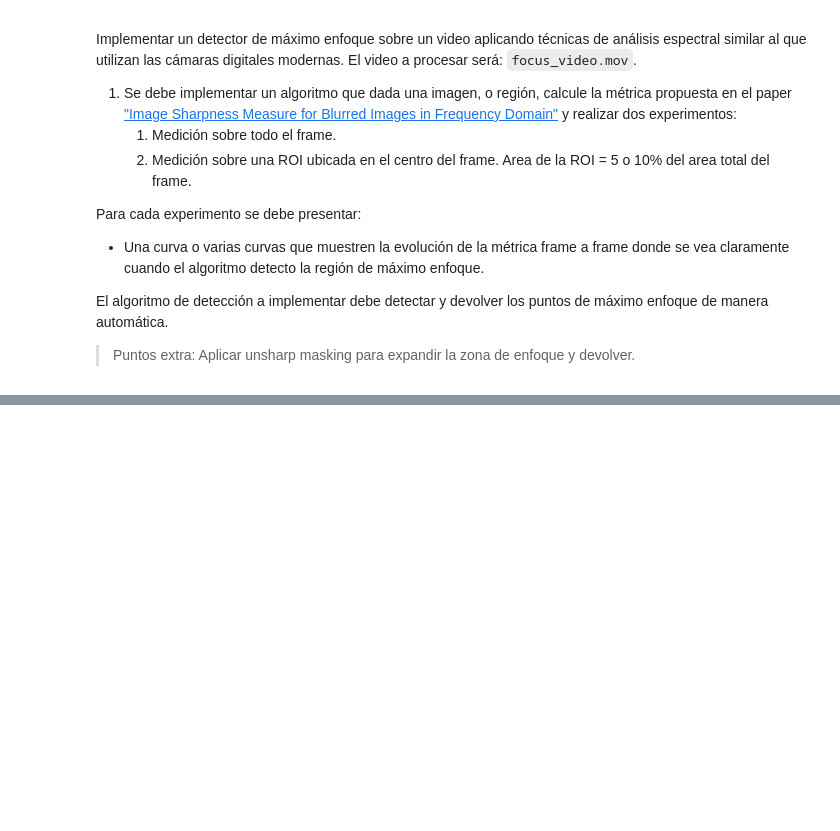
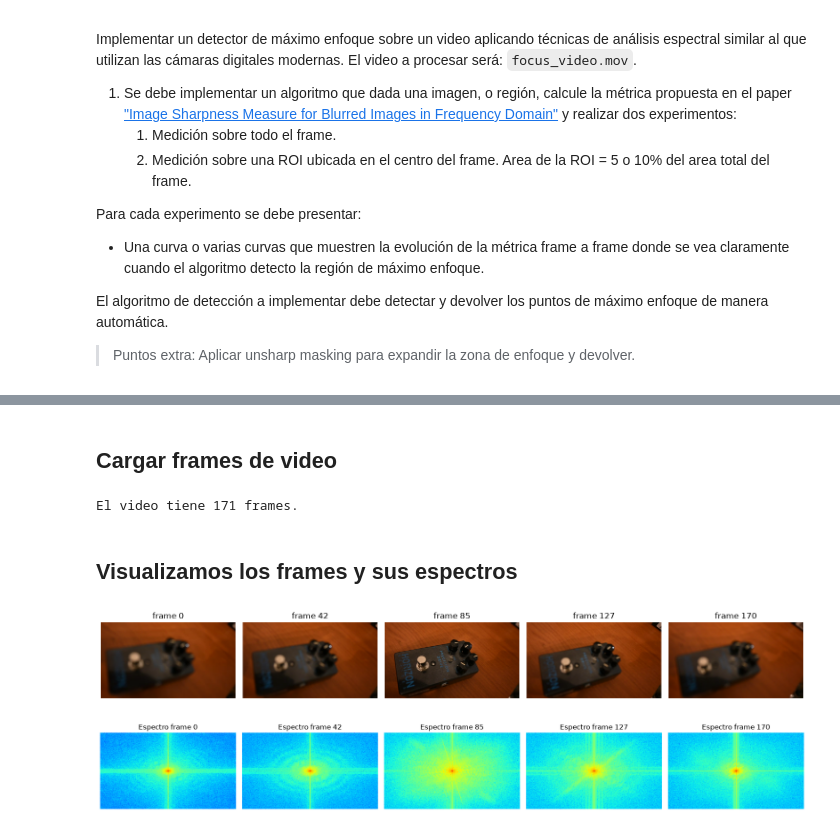
Before and after one commit to LucianaSimon/VPC1_CEIA, a Jupyter notebook: TP2.ipynb, the cells around one changed output, grey strips where cells are left out. Drawn from its saved outputs; the diff is of its cells as text; code cells hidden in the pictures; blank space fills up the shorter version.

```diff
--- a/TP2.ipynb
+++ b/TP2.ipynb
@@ -32,0 +101,23 @@ if not captura_video.isOpened():
+# %% [markdown]
+## Cargar frames de video
+# %%
+VIDEO_PATH = 'data/tp2/focus_video.mov'
+N_FRAMES = 5
+# %%
+captura_video = abrir_video(VIDEO_PATH)
+frames = leer_frames(captura_video)
+liberar_video(captura_video)
+# %%
+print(f"El video tiene {len(frames)} frames.")
+# %% [output]
+El video tiene 171 frames.
+# %% [markdown]
+## Visualizamos los frames y sus espectros
+# %%
+plot_frames(frames, N_FRAMES)
+# %% [output]
+[figure, added]
+# %%
+plot_espectros(frames, N_FRAMES)
+# %% [output]
+[figure, added]
```
Also changed, not shown: parts of 6 cells of this notebook.
